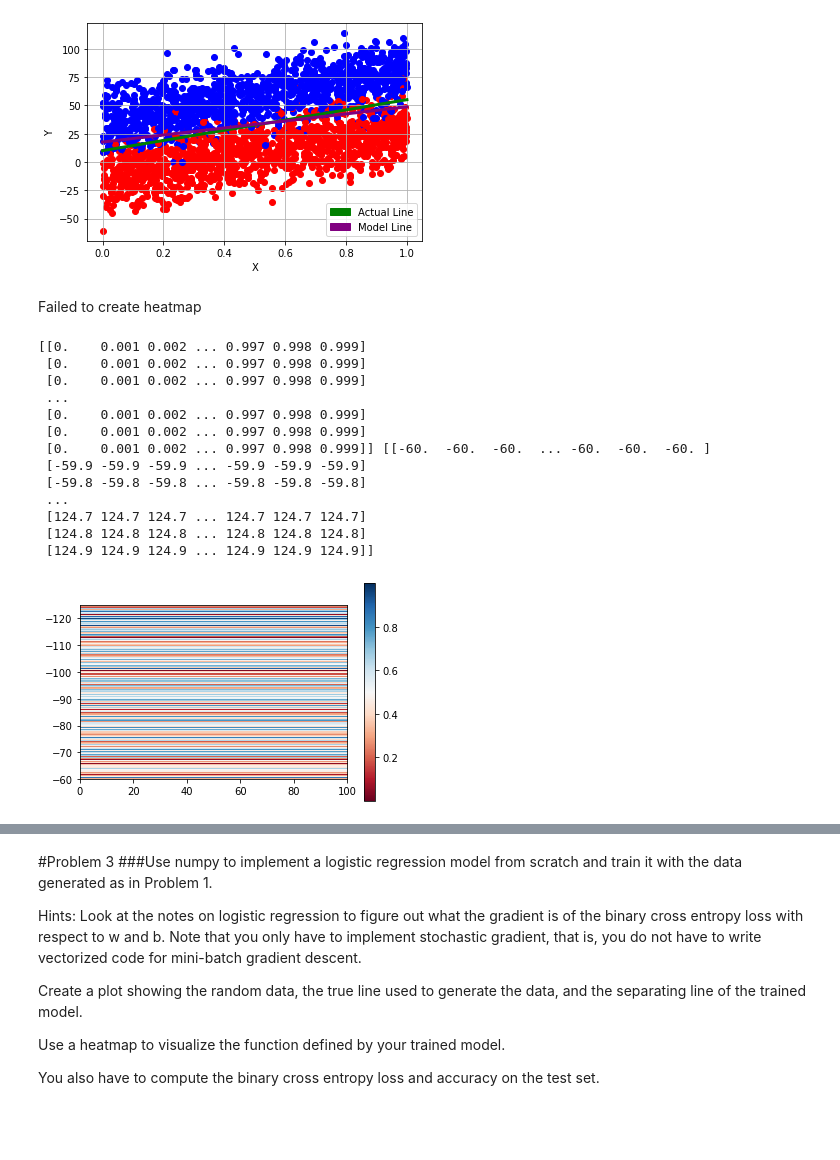
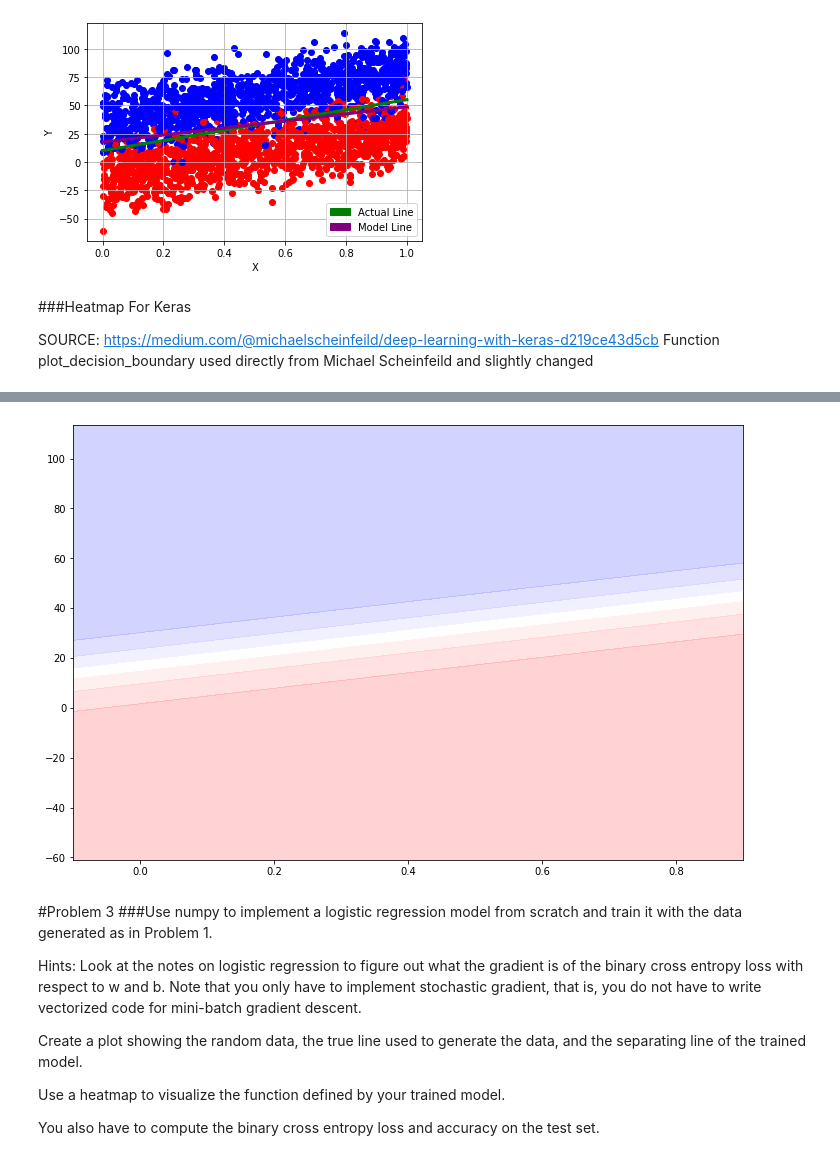
Before and after one commit to MauriceLaf/CAP4630, a Jupyter notebook: Homework3.ipynb, the cells around one changed output, grey strips where cells are left out. Drawn from its saved outputs; the diff is of its cells as text; code cells hidden in the pictures; blank space fills up the shorter version.

```diff
--- a/Homework3.ipynb
+++ b/Homework3.ipynb
@@ -199,37 +205,29 @@ plt.legend(handles=[p1,p2])
 # %% [output]
 <matplotlib.legend.Legend at 0x...>
 [figure]
-# %% [markdown]
-Failed to create heatmap
-# %%
-def function(x):
-  return (-(bias / w2) / (bias / w1)) * x + (-bias / w2)
-
-# Setting up input values
-x = np.arange(0, 1.0, 0.001)
-y = np.arange(-60, 125, 0.1)
-X, Y = np.meshgrid(x, y)
-print(X,Y)
-# Calculating the output and storing it in the array Z
-Z = model.predict(test_data)
-
-im = plt.imshow(Z, cmap=plt.cm.RdBu, extent=(0, 100, -60, -125), interpolation='bilinear')
-
-plt.colorbar(im);
-
-plt.show()
-# %% [output]
-[[0.    0.001 0.002 ... 0.997 0.998 0.999]
- [0.    0.001 0.002 ... 0.997 0.998 0.999]
- [0.    0.001 0.002 ... 0.997 0.998 0.999]
- ...
- [0.    0.001 0.002 ... 0.997 0.998 0.999]
- [0.    0.001 0.002 ... 0.997 0.998 0.999]
- [0.    0.001 0.002 ... 0.997 0.998 0.999]] [[-60.  -60.  -60.  ... -60.  -60.  -60. ]
- [-59.9 -59.9 -59.9 ... -59.9 -59.9 -59.9]
- [-59.8 -59.8 -59.8 ... -59.8 -59.8 -59.8]
- ...
- [124.7 124.7 124.7 ... 124.7 124.7 124.7]
- [124.8 124.8 124.8 ... 124.8 124.8 124.8]
- [124.9 124.9 124.9 ... 124.9 124.9 124.9]]
-[figure, removed]
+# %% [markdown]
+###Heatmap For Keras
+
+SOURCE: https://medium.com/@michaelscheinfeild/deep-learning-with-keras-d219ce43d5cb
+Function plot_decision_boundary used directly from Michael Scheinfeild and slightly changed
+# %%
+def plot_decision_boundary(model,X,y):
+
+    amin, bmin = X.min(axis=0) - 0.1
+    amax, bmax = X.max(axis=0) - 0.1
+    hticks = np.linspace(amin,amax,101)
+    vticks = np.linspace(bmin, bmax, 101)
+
+    aa, bb = np.meshgrid(hticks, vticks)
+    ab= np.c_[aa.ravel(), bb.ravel()]#flatten
+
+    #make prediction
+    c=model.predict(ab)
+    Z=c.reshape(aa.shape)
+
+    plt.figure(figsize=(12,8))
+    # plot contour
+    plt.contourf(aa,bb,Z, cmap='bwr', alpha =0.2 )
+    return plt
+plot_decision_boundary(model, data, labels)
+# %% [output]
@@ -236,3 +235,4 @@ plt.show()
+[figure, added]
 # %% [markdown]
 #Problem 3
 ###Use numpy to implement a logistic regression model from scratch and train it with the data generated as in Problem 1.
```
Also changed, not shown: parts of 7 cells of this notebook.
